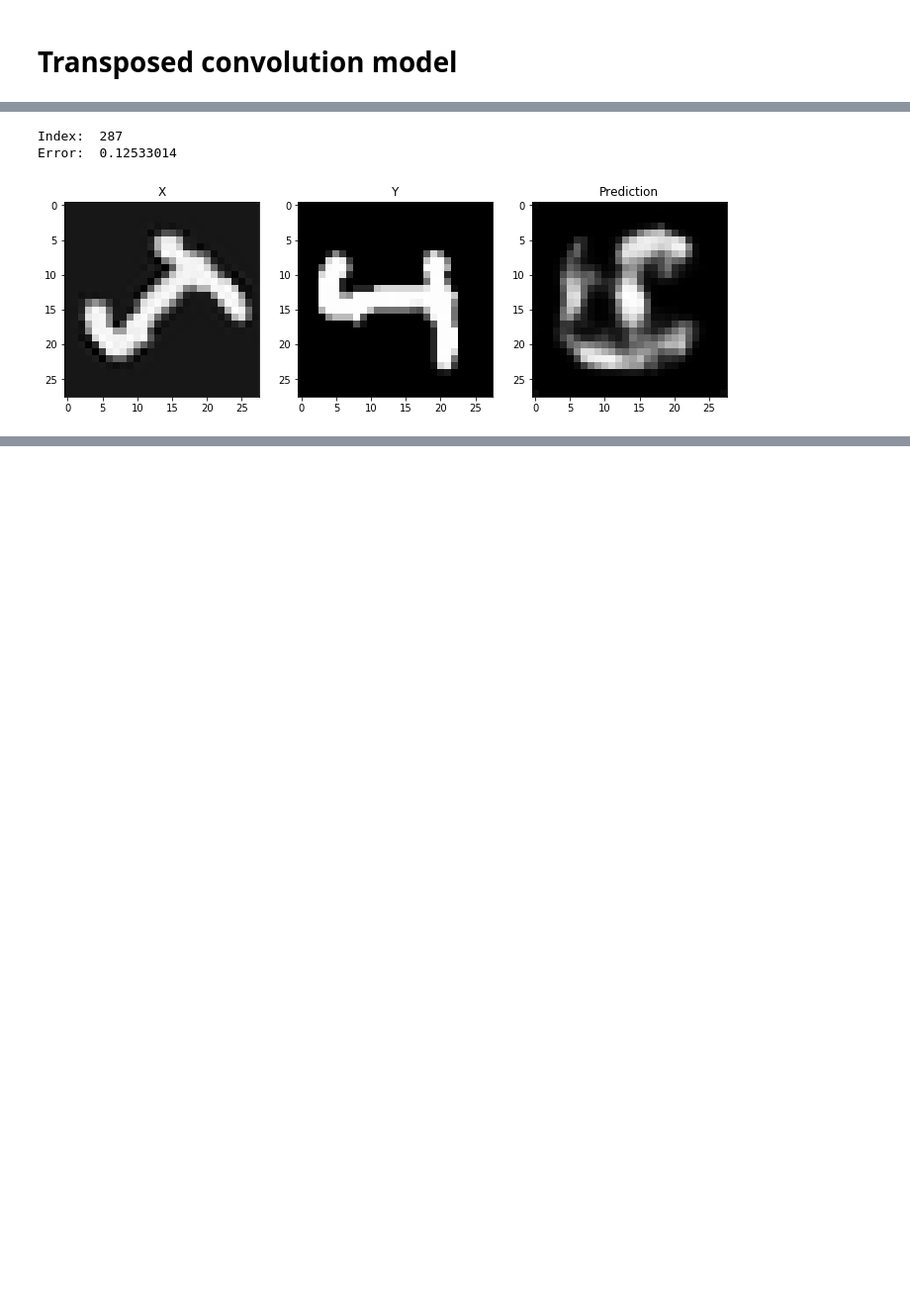
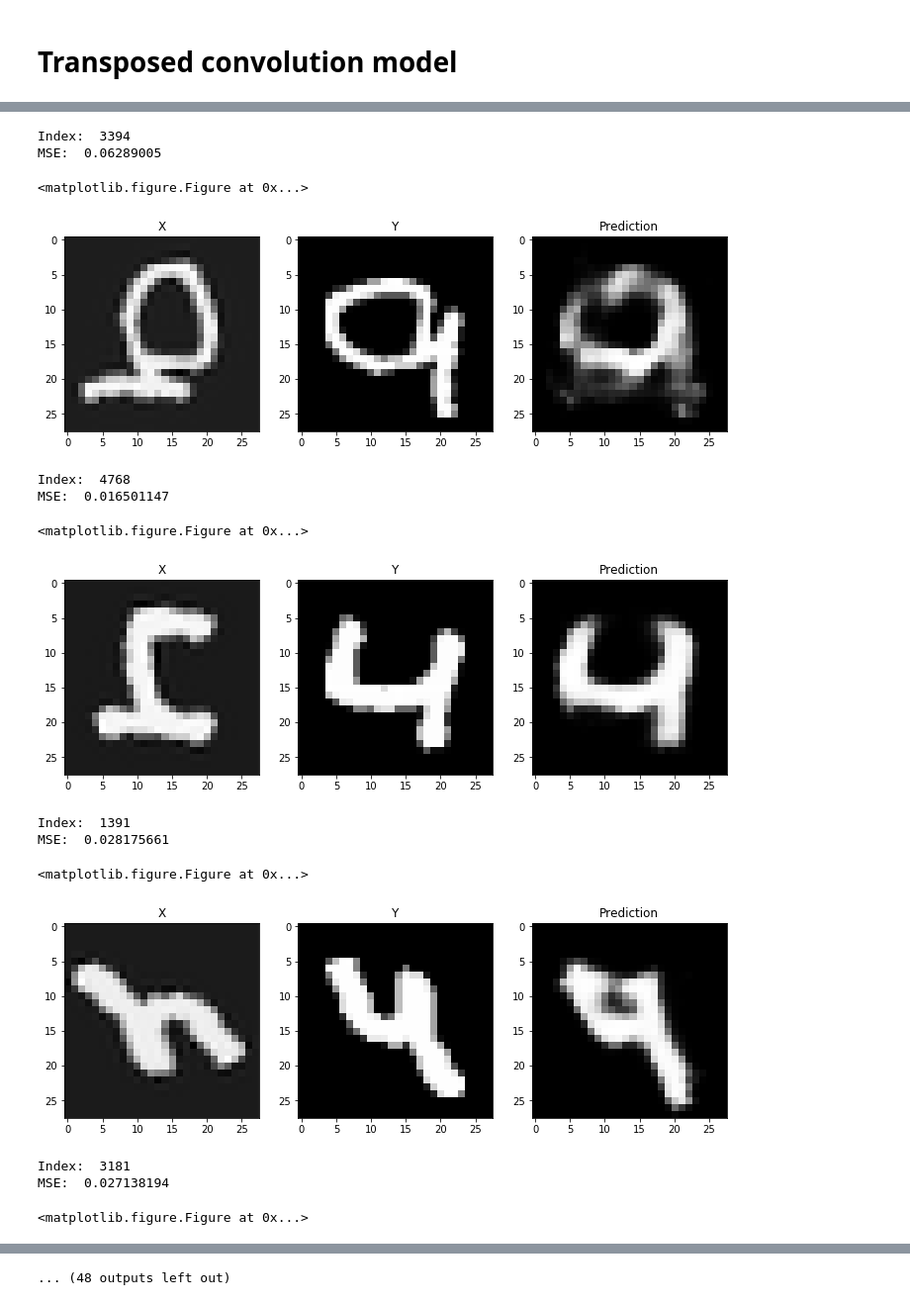
Before and after one commit to pasztorb/Rotational_CAD, a Jupyter notebook: evaluation.ipynb, the cells around one changed output, grey strips where cells are left out. Shown at 99% size. Cells and saved outputs as stored; diff of their text form; code cells hidden in the pictures; blank space fills up the shorter version.

```diff
--- a/evaluation.ipynb
+++ b/evaluation.ipynb
@@ -26,14 +28,14 @@ baseline_model = load_model("third_run/flat/saved-model-22-0.0208.hdf5")
 # %%
 # Calculate predictions
-prediction = baseline_model.predict(x=X_test)
+baseline_prediction = baseline_model.predict(x=X_test)
 
 # MSE calculated for each image
-mse = ((Y_test-prediction)**2).mean(axis=(1,2,3))
-print("Overall MSE: ", mse.mean())
+baseline_mse = ((Y_test-baseline_prediction)**2).mean(axis=(1,2,3))
+print("Overall MSE: ", baseline_mse.mean())
 
 # Plot the MSE distribution as a histogram
 plt.figure(figsize=(12,6))
-plt.hist(mse, bins=30)
+plt.hist(baseline_mse, bins=30)
 plt.show()
 # %% [output]
 Overall MSE:  0.021373428
@@ -82,17 +82,18 @@ MSE:  0.14625184
 # Transposed convolution model
 # %%
 # Import the model
-convt_model = load_model("third_run/convt/saved-model-66-0.0226.hdf5")
+convt_model = load_model("models/model_convt.hdf5")
+plot_model(convt_model, show_shapes=True, to_file='models/convt_model.png')
 # %%
 # Calculate predictions
-prediction = convt_model.predict(x=X_test)
+convt_prediction = convt_model.predict(x=X_test)
 
 # MSE calculated for each image
-mse = ((Y_test-prediction)**2).mean(axis=(1,2,3))
-print("Overall MSE: ", mse.mean())
+convt_mse = ((Y_test-convt_prediction)**2).mean(axis=(1,2,3))
+print("Overall MSE: ", convt_mse.mean())
 
 # Plot the MSE distribution as a histogram
 plt.figure(figsize=(12,6))
-plt.hist(mse, bins=30)
+plt.hist(convt_mse, bins=30)
 plt.show()
 # %% [output]
@@ -101,21 +104,34 @@ Overall MSE:  0.022680484
 # %%
-# Plot the worst predictions
 # Check out the instance with the highest error
-idx = np.where(mse>0.105)[0][0]
-print("Index: ", idx)
-print("Error: ", mse[idx])
-fig, axes = plt.subplots(nrows=1, ncols=3, figsize=(12,6))
+indicies = np.argsort(convt_mse)[-20:]
+for idx in indicies:
+    print("Index: ", idx)
+    print("MSE: ", baseline_mse[idx])
+    plt.clf()
+    fig, axes = plt.subplots(nrows=1, ncols=3, figsize=(12,6))
 
-axes[0].imshow(X_test[idx,0,:,:], cmap='Greys_r')
-axes[0].set_title("X")
+    axes[0].imshow(X_test[idx,0,:,:], cmap='Greys_r')
+    axes[0].set_title("X")
 
-axes[1].imshow(Y_test[idx,0,:,:], cmap='Greys_r')
-axes[1].set_title("Y")
+    axes[1].imshow(Y_test[idx,0,:,:], cmap='Greys_r')
+    axes[1].set_title("Y")
 
-axes[2].imshow(prediction[idx,0,:,:], cmap='Greys_r')
-axes[2].set_title("Prediction")
-plt.show()
+    axes[2].imshow(baseline_prediction[idx,0,:,:], cmap='Greys_r')
+    axes[2].set_title("Prediction")
+    plt.show()
 # %% [output]
-Index:  287
-Error:  0.12533014
+Index:  3394
+MSE:  0.06289005
+<matplotlib.figure.Figure at 0x...>
-[figure, old version]
+[figure, new version]
+Index:  4768
+MSE:  0.016501147
+<matplotlib.figure.Figure at 0x...>
+[figure, added]
+Index:  1391
+MSE:  0.028175661
+<matplotlib.figure.Figure at 0x...>
+[figure, added]
+Index:  3181
+MSE:  0.027138194
+<matplotlib.figure.Figure at 0x...>
@@ -121,0 +139 @@ Error:  0.12533014
+... (48 outputs left out)
```
Also changed, not shown: parts of 19 cells of this notebook, 2 other files.
